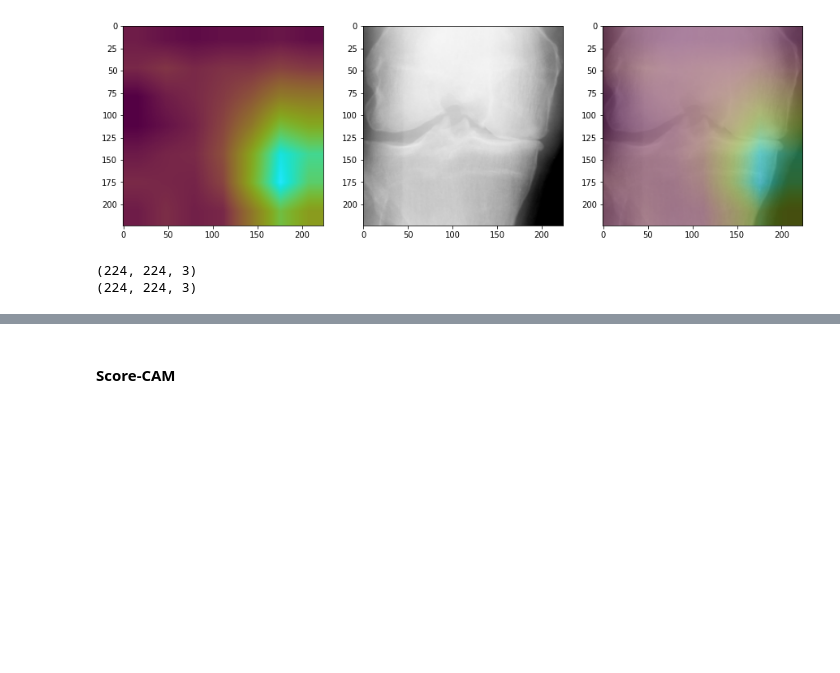
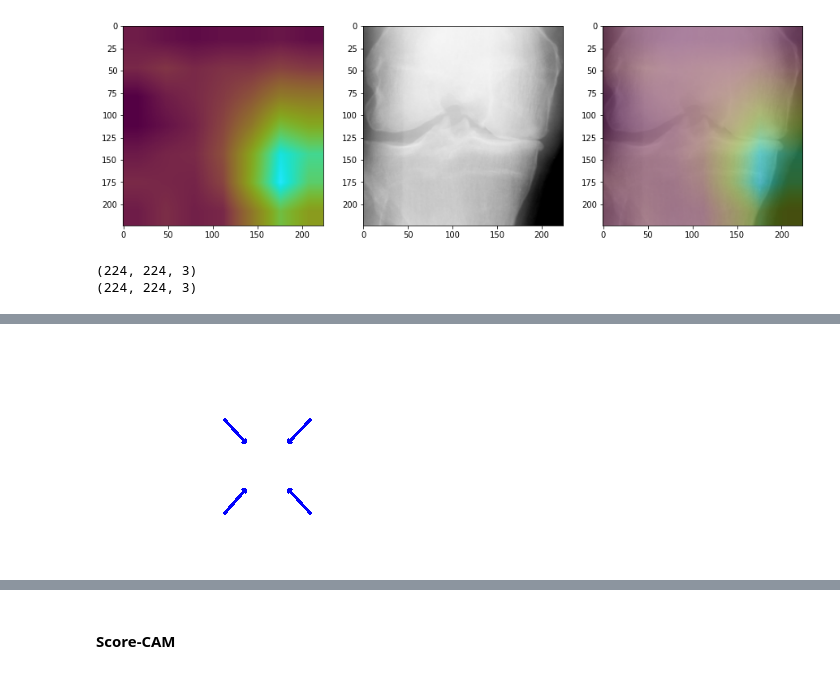
Before and after one commit to jah377/XAI_ImageClassification, a Jupyter notebook: xai.ipynb, the cells around one changed output, grey strips where cells are left out. Cells and saved outputs as stored; diff of their text form; code cells hidden in the pictures; blank space fills up the shorter version.

```diff
--- a/xai.ipynb
+++ b/xai.ipynb
@@ -778,0 +898,4 @@ image = cv2.arrowedLine(image, start_point, end_point,
+# %%
+c = draw_on_blank_canvas(heatmap2, type='a', to_transparent=False)
+# %% [output]
+[figure, added]
```
Also changed, not shown: parts of 26 cells of this notebook.
